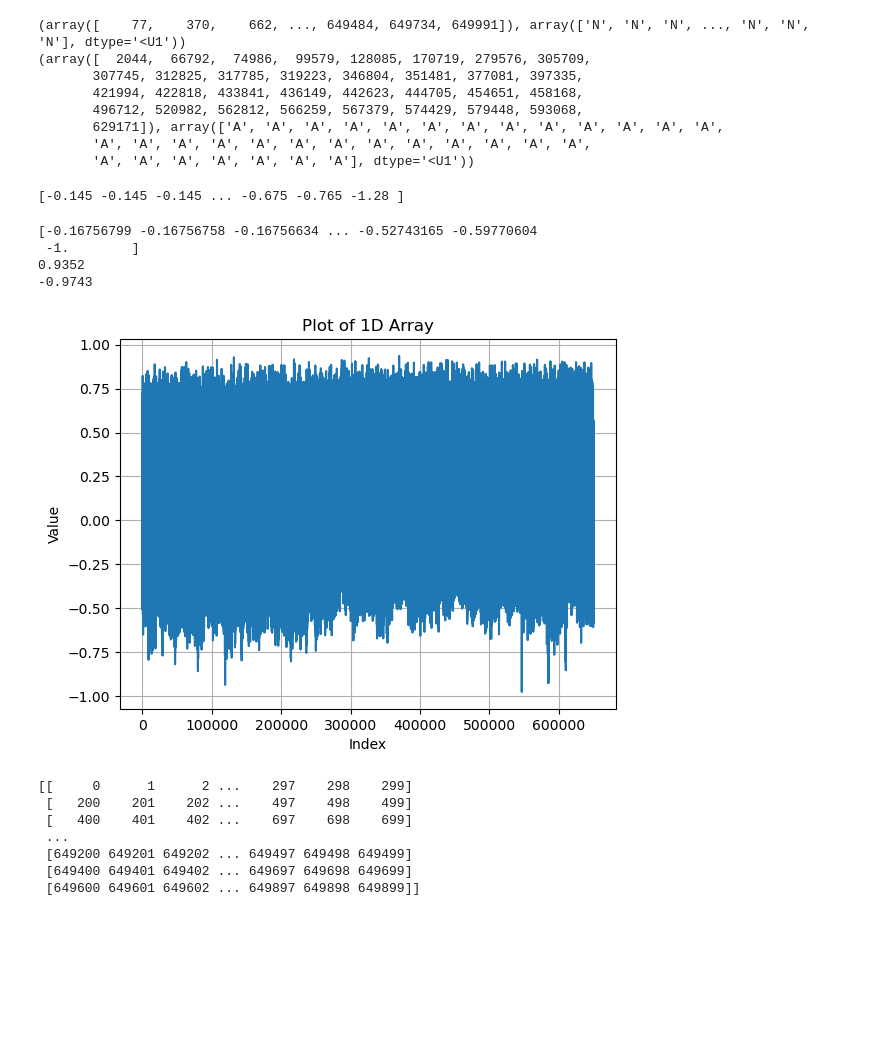
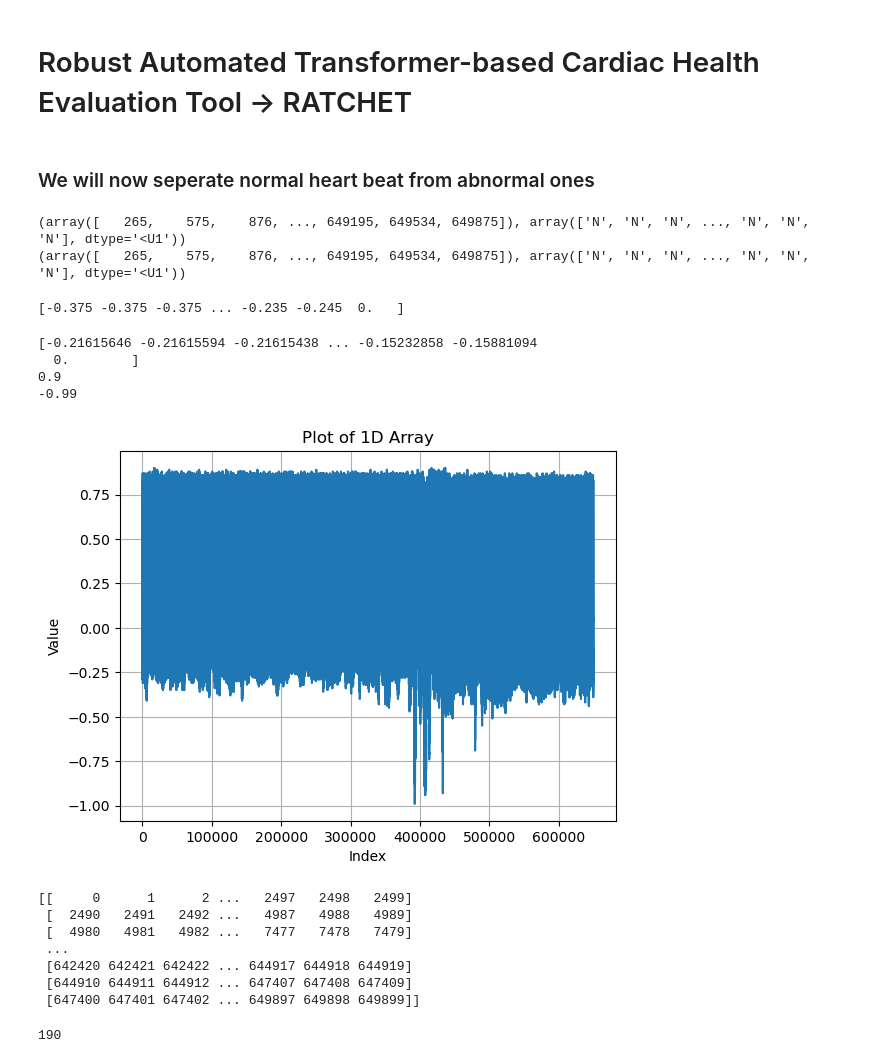
Before and after one commit to hothephuc/ECG-TRANSFORMER, a Jupyter notebook: ecg_transformer.ipynb, the cells around one changed output. Drawn from its saved outputs; the diff is of its cells as text; code cells hidden in the pictures; blank space fills up the shorter version.

```diff
--- a/ecg_transformer.ipynb
+++ b/ecg_transformer.ipynb
@@ -1,64 +1,68 @@
+# %% [markdown]
+# Robust Automated Transformer-based Cardiac Health Evaluation Tool -> RATCHET
 # %%
 import read_data as rd
 import reprocessing as re_prcs
 import numpy as np
 import matplotlib.pyplot as plt
-og_signals = rd.read_record("/home/phuc/university_of_science/ECG_Transformer/ECG-TRANSFORMER/data/mit-bih-arrhythmia-database-1.0.0/100")
-annotation = rd.read_annotate("/home/phuc/university_of_science/ECG_Transformer/ECG-TRANSFORMER/data/mit-bih-arrhythmia-database-1.0.0/100")
+og_signals = rd.read_record("/home/phuc/university_of_science/ECG_Transformer/ECG-TRANSFORMER/data/mit-bih-arrhythmia-database-1.0.0/103")
+annotation = rd.read_annotate("/home/phuc/university_of_science/ECG_Transformer/ECG-TRANSFORMER/data/mit-bih-arrhythmia-database-1.0.0/103")
 #print(signals, annotation)
+# %% [markdown]
+### We will now seperate normal heart beat from abnormal ones
 # %%
 
 annote_normal_beats = re_prcs.beat_annotations(annotation)
-annote_supra_ven = re_prcs.supra_ven_beat_annotations(annotation)
+annote_fusion = re_prcs.normal_beat_annotations(annotation)
 print(annote_normal_beats)
-print(annote_supra_ven)
+print(annote_fusion)
 # %% [output]
-(array([    77,    370,    662, ..., 649484, 649734, 649991]), array(['N', 'N', 'N', ..., 'N', 'N', 'N'], dtype='<U1'))
-(array([  2044,  66792,  74986,  99579, 128085, 170719, 279576, 305709,
-       307745, 312825, 317785, 319223, 346804, 351481, 377081, 397335,
-       421994, 422818, 433841, 436149, 442623, 444705, 454651, 458168,
-       496712, 520982, 562812, 566259, 567379, 574429, 579448, 593068,
-       629171]), array(['A', 'A', 'A', 'A', 'A', 'A', 'A', 'A', 'A', 'A', 'A', 'A', 'A',
-       'A', 'A', 'A', 'A', 'A', 'A', 'A', 'A', 'A', 'A', 'A', 'A', 'A',
-       'A', 'A', 'A', 'A', 'A', 'A', 'A'], dtype='<U1'))
+(array([   265,    575,    876, ..., 649195, 649534, 649875]), array(['N', 'N', 'N', ..., 'N', 'N', 'N'], dtype='<U1'))
+(array([   265,    575,    876, ..., 649195, 649534, 649875]), array(['N', 'N', 'N', ..., 'N', 'N', 'N'], dtype='<U1'))
 # %%
 signals = np.array(og_signals).flatten() #flattening original signal to one-dimensional array
 print(signals)
 # %% [output]
-[-0.145 -0.145 -0.145 ... -0.675 -0.765 -1.28 ]
+[-0.375 -0.375 -0.375 ... -0.235 -0.245  0.   ]
 # %%
 #normalizing signal
 norm_signals = re_prcs.norm(signals, window_len=500 )
 
 print(norm_signals)
 norm_signals = re_prcs.smooth(norm_signals,11)
-norm_signals = [round(num, 4) for num in norm_signals]
+norm_signals = [round(num, 2) for num in norm_signals]
 print(max(norm_signals))
 print(min(norm_signals))
 x_values = np.arange(len(norm_signals))
 
 # Plot the array
 plt.plot(x_values, norm_signals)
 plt.title('Plot of 1D Array')
 plt.xlabel('Index')
 plt.ylabel('Value')
 plt.grid(True)
 plt.show()
 # %% [output]
-[-0.16756799 -0.16756758 -0.16756634 ... -0.52743165 -0.59770604
- -1.        ]
-0.9352
--0.9743
+[-0.21615646 -0.21615594 -0.21615438 ... -0.15232858 -0.15881094
+  0.        ]
+0.9
+-0.99
-[figure, old version]
+[figure, new version]
 # %%
 #splitting the data into chunks/tokens
-split_idx = rd.spliting_index(300,1,len(norm_signals), 100, 0)
+split_idx = rd.spliting_index(chunk_size=2500,chunk_step=1,max_index=len(norm_signals), num_overlap=10,start_idx=0)
 print(split_idx)
 # %% [output]
-[[     0      1      2 ...    297    298    299]
- [   200    201    202 ...    497    498    499]
- [   400    401    402 ...    697    698    699]
+[[     0      1      2 ...   2497   2498   2499]
+ [  2490   2491   2492 ...   4987   4988   4989]
+ [  4980   4981   4982 ...   7477   7478   7479]
  ...
- [649200 649201 649202 ... 649497 649498 649499]
- [649400 649401 649402 ... 649697 649698 649699]
- [649600 649601 649602 ... 649897 649898 649899]]
+ [642420 642421 642422 ... 644917 644918 644919]
+ [644910 644911 644912 ... 647407 647408 647409]
+ [647400 647401 647402 ... 649897 649898 649899]]
+# %%
+#maximum bumber of token
+possible_val = sorted(list(set(norm_signals)))
+print(len(possible_val))
+# %% [output]
+190
```
